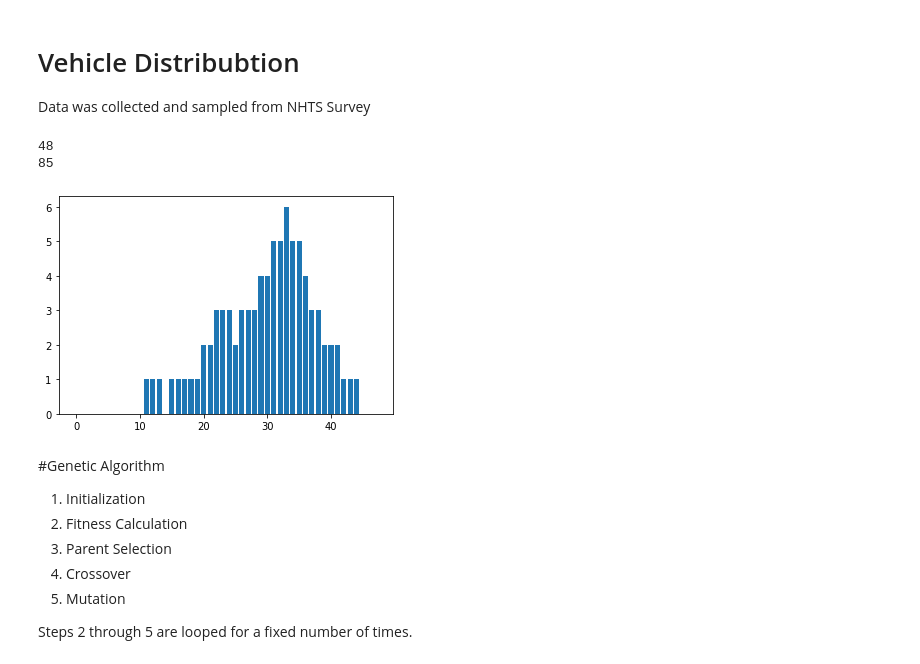
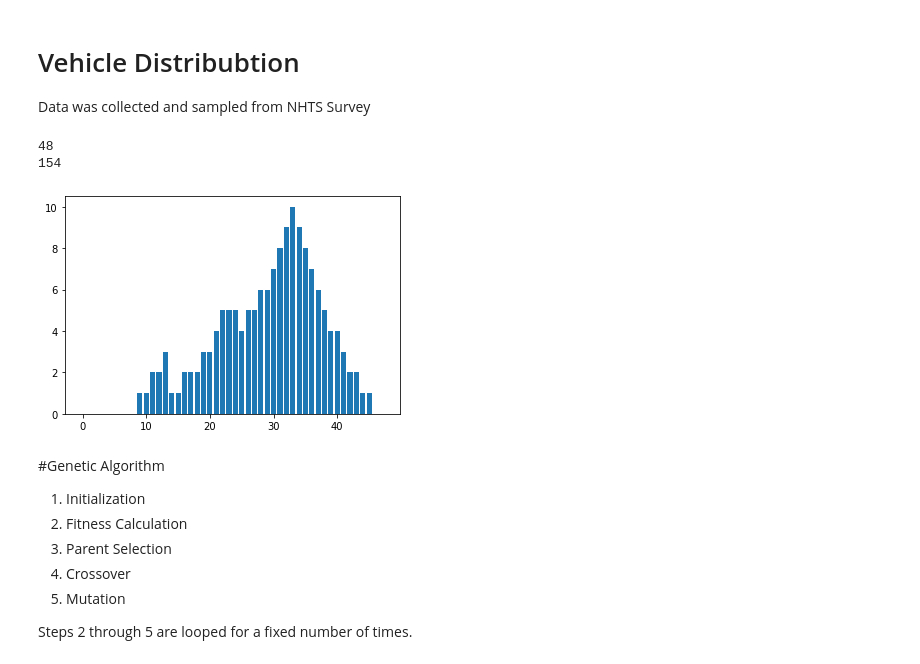
Before and after one commit to NithinSravan/fyp-ga-neuroevolution, a Jupyter notebook: FYP.ipynb, the cells around one changed output. Saved outputs shown, nothing was run; the diff lists cells and outputs as text; code cells hidden in the pictures.

```diff
--- a/FYP.ipynb
+++ b/FYP.ipynb
@@ -16,25 +16,25 @@ Data was collected and sampled from NHTS Survey
 # %%
 vehnum=[]
 with open('./VPMARRIVAL1MIN.csv','r') as file:
     reader=csv.reader(file)
     i=0
     for row in reader:
         if i !=0 and i%2==0:
-            vehnum.append(int(int(row[6])/1000))
+            vehnum.append(int(int(row[6])/600))
         i+=1
 print(len(vehnum))
 # vehnum.sort()
 vtot=0
 for v in vehnum:
   vtot+=v
 # print(vehnum[0],vehnum[95])
 print(vtot)
 plt.bar(range(len(vehnum)),vehnum)
 plt.show()
 # %% [output]
 48
-85
+154
-[figure, old version]
+[figure, new version]
 # %% [markdown]
 #Genetic Algorithm
 
```
Also changed, not shown: parts of 11 cells of this notebook.
